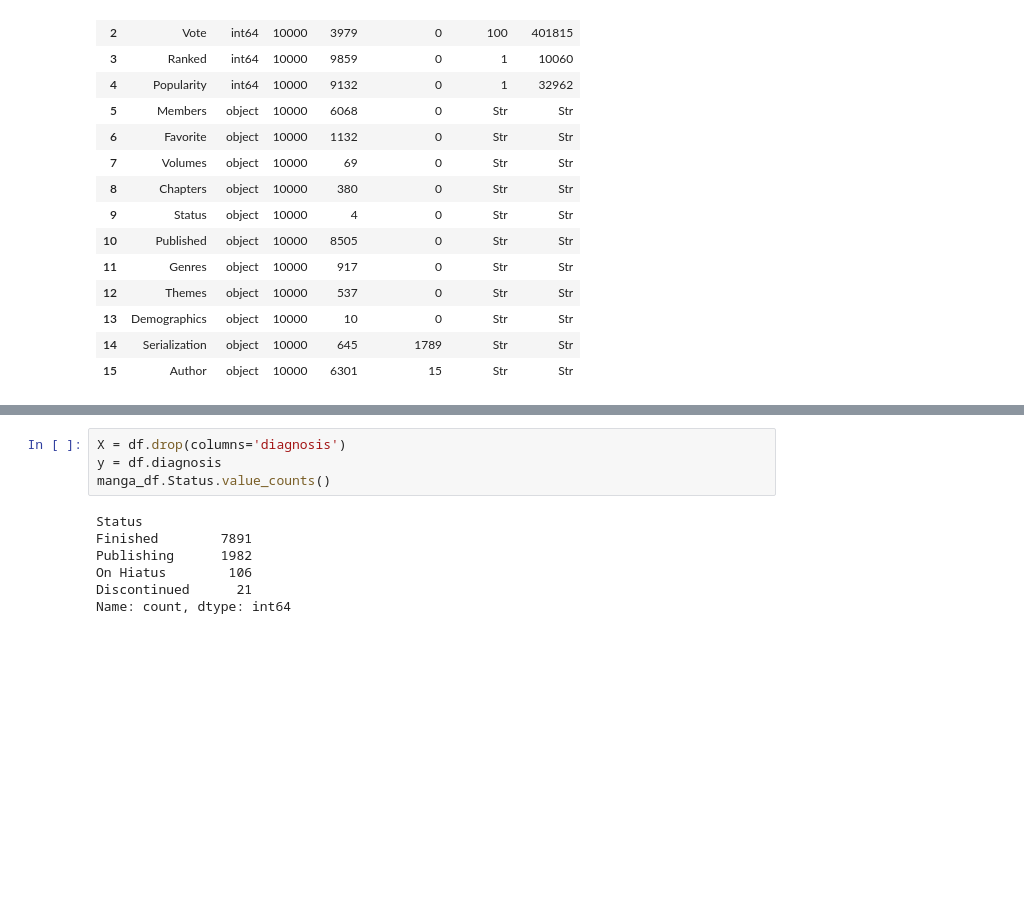
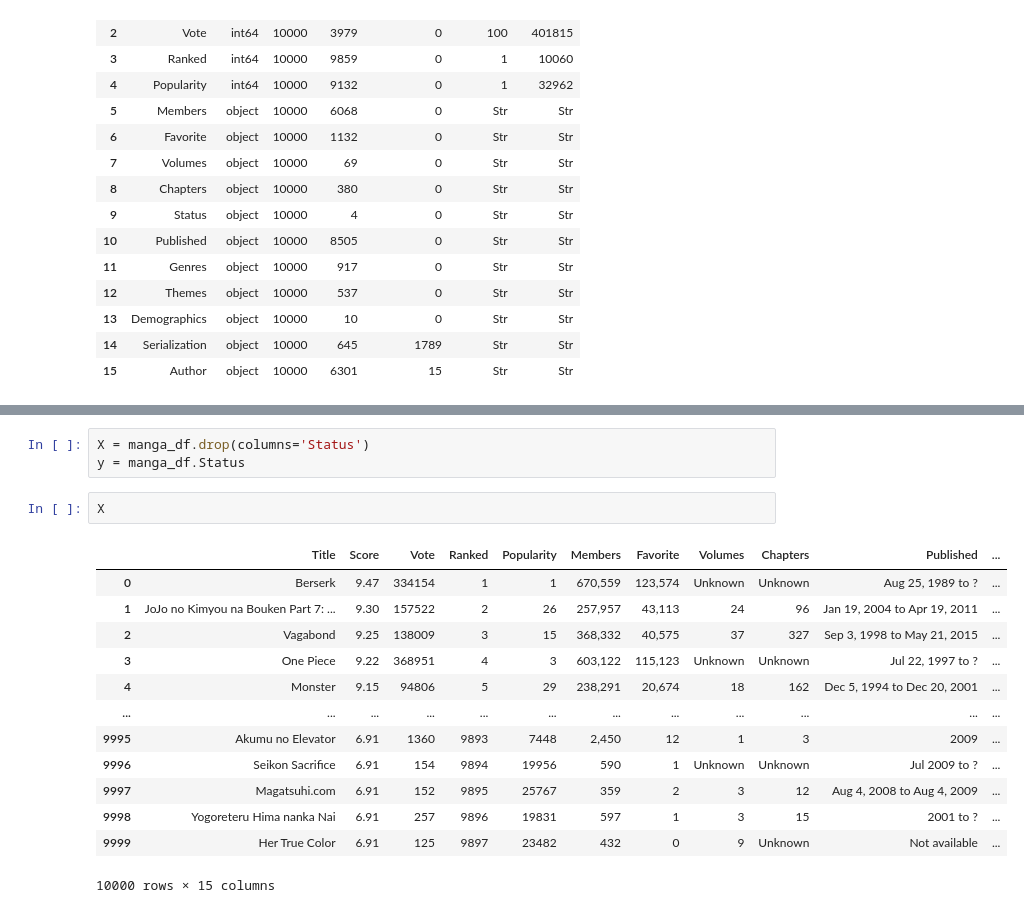
Before and after one commit to llykas03/DataSet, a Jupyter notebook: manga-DataSet.ipynb, the cells around one changed output, grey strips where cells are left out. Saved outputs shown, nothing was run; the diff lists cells and outputs as text; blank space fills up the shorter version.

```diff
--- a/manga-DataSet.ipynb
+++ b/manga-DataSet.ipynb
@@ -218,11 +232,19 @@ Overview of the dataset
 # %%
-X = df.drop(columns='diagnosis')
-y = df.diagnosis
-manga_df.Status.value_counts()
+X = manga_df.drop(columns='Status')
+y = manga_df.Status
-# %% [output]
-Status
-Finished        7891
-Publishing      1982
-On Hiatus        106
-Discontinued      21
-Name: count, dtype: int64
+# %%
+X
+# %% [output]
+|  | Title | Score | Vote | Ranked | Popularity | Members | Favorite | Volumes | Chapters | Published | ... |
+| 0 | Berserk | 9.47 | 334154 | 1 | 1 | 670,559 | 123,574 | Unknown | Unknown | Aug 25, 1989 to ? | ... |
+| 1 | JoJo no Kimyou na Bouken Part 7: ... | 9.30 | 157522 | 2 | 26 | 257,957 | 43,113 | 24 | 96 | Jan 19, 2004 to Apr 19, 2011 | ... |
+| 2 | Vagabond | 9.25 | 138009 | 3 | 15 | 368,332 | 40,575 | 37 | 327 | Sep 3, 1998 to May 21, 2015 | ... |
+| 3 | One Piece | 9.22 | 368951 | 4 | 3 | 603,122 | 115,123 | Unknown | Unknown | Jul 22, 1997 to ? | ... |
+| 4 | Monster | 9.15 | 94806 | 5 | 29 | 238,291 | 20,674 | 18 | 162 | Dec 5, 1994 to Dec 20, 2001 | ... |
+| ... | ... | ... | ... | ... | ... | ... | ... | ... | ... | ... | ... |
+| 9995 | Akumu no Elevator | 6.91 | 1360 | 9893 | 7448 | 2,450 | 12 | 1 | 3 | 2009 | ... |
+| 9996 | Seikon Sacrifice | 6.91 | 154 | 9894 | 19956 | 590 | 1 | Unknown | Unknown | Jul 2009 to ? | ... |
+| 9997 | Magatsuhi.com | 6.91 | 152 | 9895 | 25767 | 359 | 2 | 3 | 12 | Aug 4, 2008 to Aug 4, 2009 | ... |
+| 9998 | Yogoreteru Hima nanka Nai | 6.91 | 257 | 9896 | 19831 | 597 | 1 | 3 | 15 | 2001 to ? | ... |
+| 9999 | Her True Color | 6.91 | 125 | 9897 | 23482 | 432 | 0 | 9 | Unknown | Not available | ... |
+10000 rows × 15 columns
```
Also changed, not shown: parts of 6 cells of this notebook.
